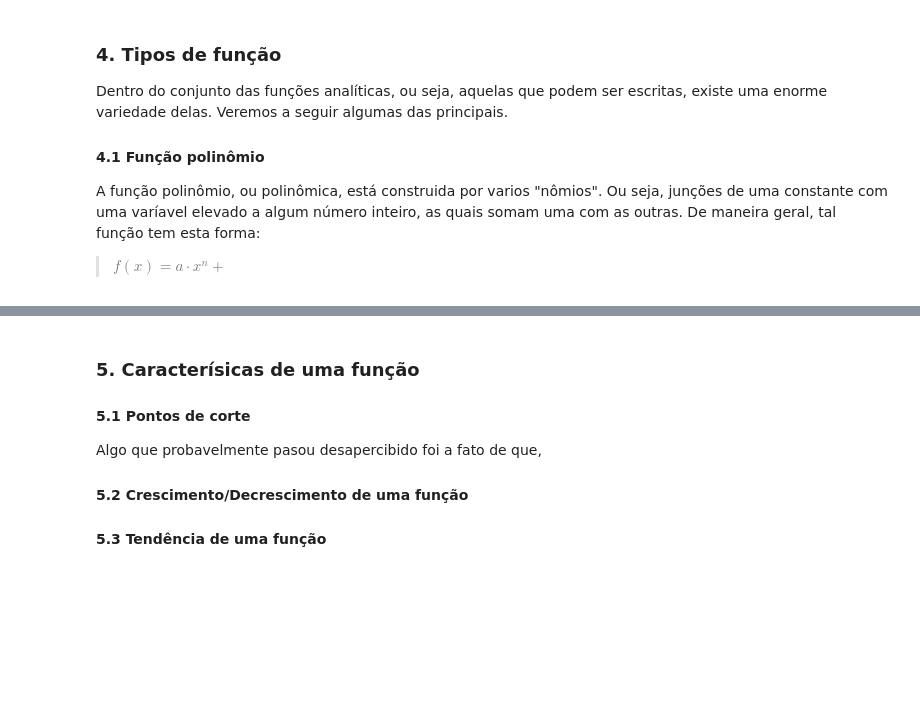
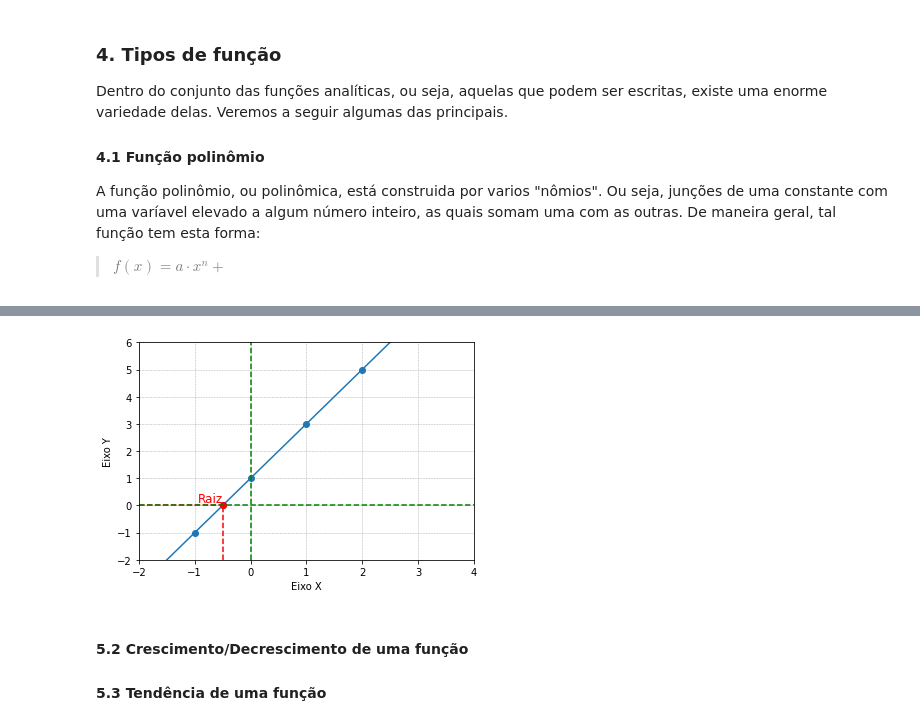
Before and after one commit to BorjaRuizReverter/LivroFisicaGeral, a Jupyter notebook: Tema2.ipynb, the cells around one changed output, grey strips where cells are left out. Saved outputs shown, nothing was run; the diff lists cells and outputs as text; code cells hidden in the pictures; blank space fills up the shorter version.

```diff
--- a/Tema2.ipynb
+++ b/Tema2.ipynb
@@ -196,8 +244,72 @@ A função polinômio, ou polinômica, está construida por varios "nômios". Ou
+# %%
+from IPython.display import HTML
+
+HTML('''<script>
+code_show=true;
+function code_toggle() {
+ if (code_show){
+ $('div.input').hide();
+ } else {
+ $('div.input').show();
+ }
+ code_show = !code_show
+}
+$( document ).ready(code_toggle);
+</script>
+<form action="javascript:code_toggle()"><input type="submit" value="Click here to toggle on/off the raw code."></form>''')
+
+# importing the required module
+from turtle import color
+import matplotlib.pyplot as plt
+
+# x axis values
+x = [-2,-1,-0.5,0,1,2,3]
+# corresponding y axis values
+y = [-3,-1,0,1,3,5,7]
+
+# plotting the points
+plt.plot(x, y, marker='o')
+plt.plot(x[2], y[2], marker='o', color='red')
+
+# naming the x axis
+plt.xlabel('Eixo X')
+# naming the y axis
+plt.ylabel('Eixo Y')
+
+# giving a title to my graph
+plt.title('')
+
+#axis limits
+plt.xlim(-2, 4)
+plt.ylim(-2, 6)
+
+plt.grid(linestyle = '--', linewidth = 0.5)
+
+label = 'Raiz'
+
+plt.text(x[2], y[2], label, ha = 'right', va = 'bottom', size = 12, color = 'red')
+
+xraiz_ver = [-0.5, -0.5, -0.5]
+yraiz_ver = [-2, -1, 0]
+plt.plot(xraiz_ver, yraiz_ver, marker='', color='red', linestyle="--")
+
+xraiz_hor = [-2, -1, -0.5]
+yraiz_hor = [0, 0, 0]
+plt.plot(xraiz_hor, yraiz_hor, marker='', color='red', linestyle="--")
+
+xorigem_ver = [0, 0, 0, 0, 0, 0, 0, 0, 0]
+yorigem_ver = [-2, -1, 0, 1, 2, 3, 4, 5, 6]
+plt.plot(xorigem_ver, yorigem_ver, marker='', color='green', linestyle="--")
+
+xorigem_hor = [-2, -1, 0, 1, 2, 3, 4, 5, 6]
+yorigem_hor = [0, 0, 0, 0, 0, 0, 0, 0, 0]
+plt.plot(xorigem_hor, yorigem_hor, marker='', color='green', linestyle="--")
+
+# function to show the plot
+plt.show()
+# %% [output]
+[figure, added]
 # %% [markdown]
-### 5. Caracterísicas de uma função
-#### 5.1 Pontos de corte
-Algo que probavelmente pasou desapercibido foi a fato de que,
-
 #### 5.2 Crescimento/Decrescimento de uma função
 
 #### 5.3 Tendência de uma função
```
Also changed, not shown: parts of 5 cells of this notebook, 1 other file.
